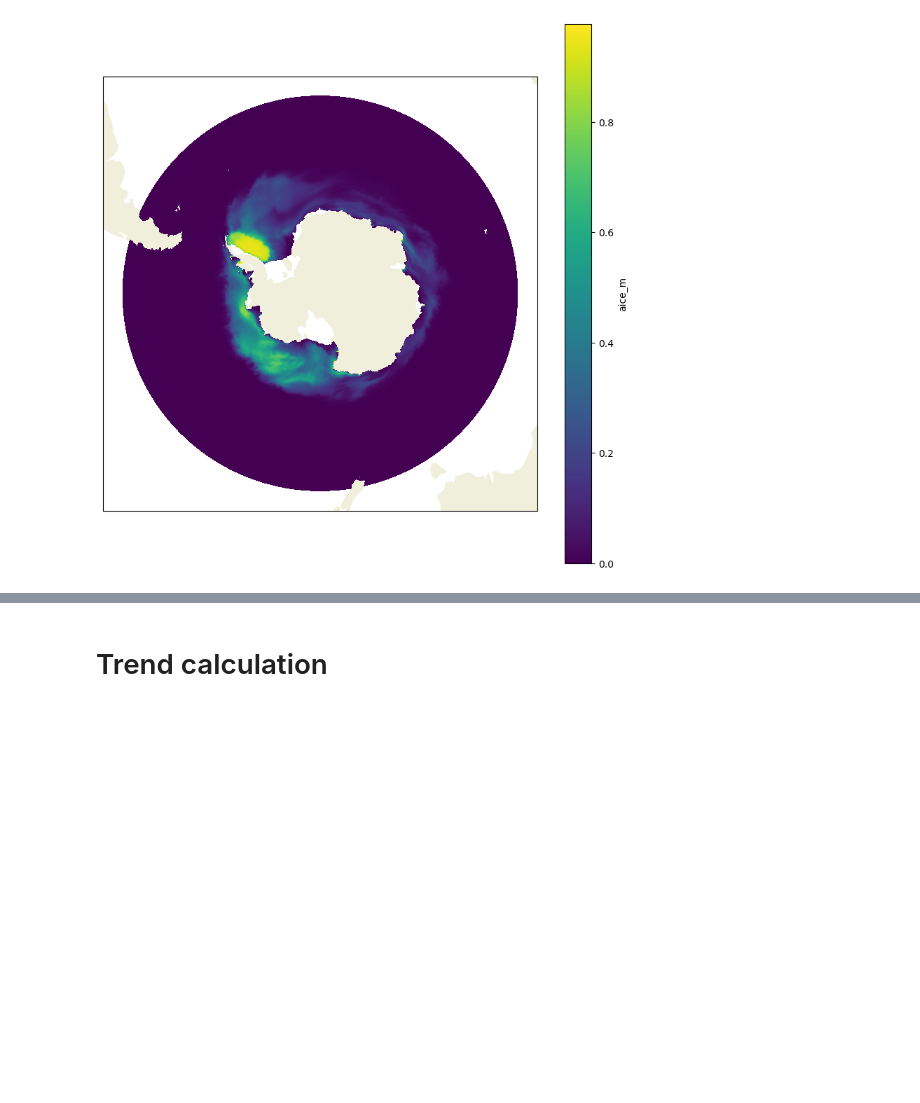
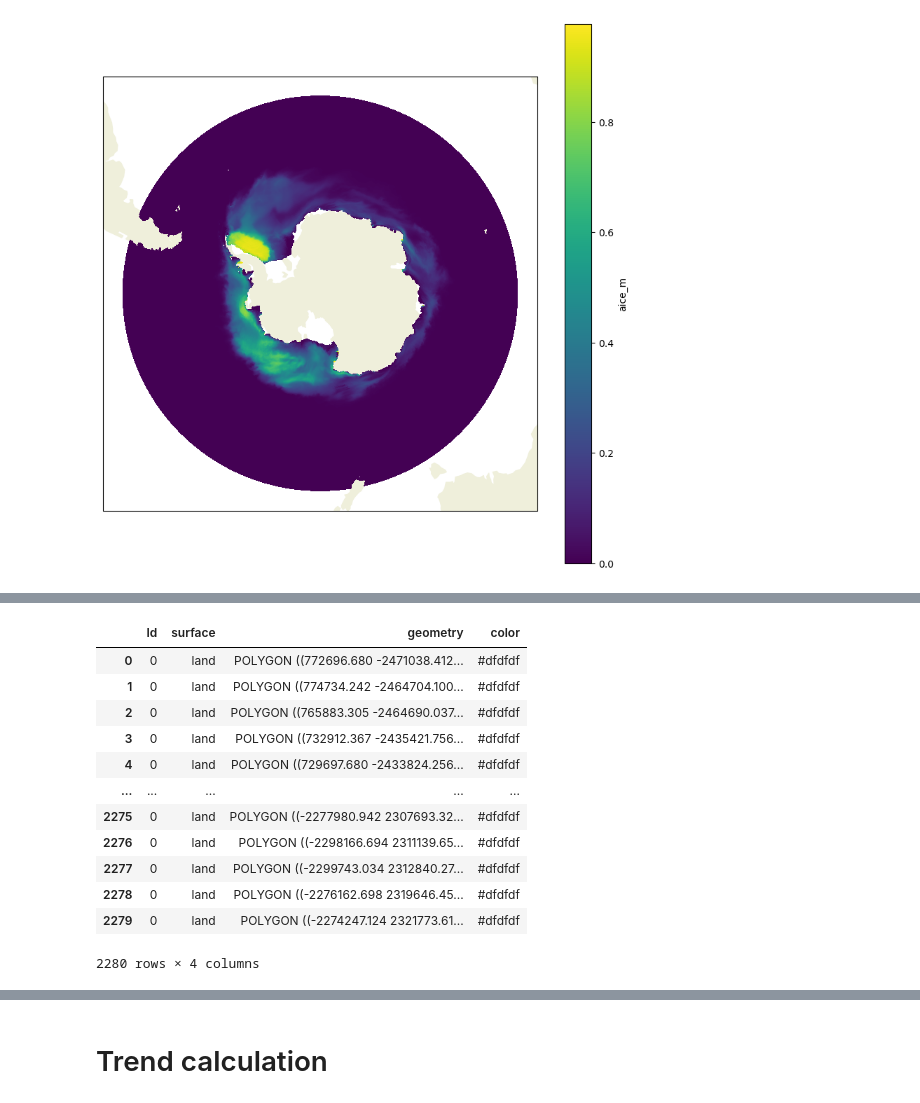
Before and after one commit to lidefi87/ACCESS_scripts_DFA, a Jupyter notebook: Scripts/VariousPlots.ipynb, the cells around one changed output, grey strips where cells are left out. Cells and saved outputs as stored; diff of their text form; code cells hidden in the pictures; blank space fills up the shorter version.

```diff
--- a/Scripts/VariousPlots.ipynb
+++ b/Scripts/VariousPlots.ipynb
@@ -254,0 +295,21 @@ p1.add_feature(cft.LAND)
+# %%
+Antarctica = geopandas.read_file('/g/data/v45/la6889/GIS_DataBase/Shapefiles/CoastlineAntarctica/add_coastline_medium_res_polygon_v7_4.shp')
+
+#Adding a new column to set the colours shown in the map
+Antarctica['color'] = "#dfdfdf"
+Antarctica['color'] = np.where(Antarctica['surface'].str.contains('ice'), "#ffffff", Antarctica['color'])
+Antarctica
+# %% [output]
+|  | Id | surface | geometry | color |
+| 0 | 0 | land | POLYGON ((772696.680 -2471038.412... | #dfdfdf |
+| 1 | 0 | land | POLYGON ((774734.242 -2464704.100... | #dfdfdf |
+| 2 | 0 | land | POLYGON ((765883.305 -2464690.037... | #dfdfdf |
+| 3 | 0 | land | POLYGON ((732912.367 -2435421.756... | #dfdfdf |
+| 4 | 0 | land | POLYGON ((729697.680 -2433824.256... | #dfdfdf |
+| ... | ... | ... | ... | ... |
+| 2275 | 0 | land | POLYGON ((-2277980.942 2307693.32... | #dfdfdf |
+| 2276 | 0 | land | POLYGON ((-2298166.694 2311139.65... | #dfdfdf |
+| 2277 | 0 | land | POLYGON ((-2299743.034 2312840.27... | #dfdfdf |
+| 2278 | 0 | land | POLYGON ((-2276162.698 2319646.45... | #dfdfdf |
+| 2279 | 0 | land | POLYGON ((-2274247.124 2321773.61... | #dfdfdf |
+2280 rows × 4 columns
```
Also changed, not shown: parts of 9 cells of this notebook, 4 other files.
